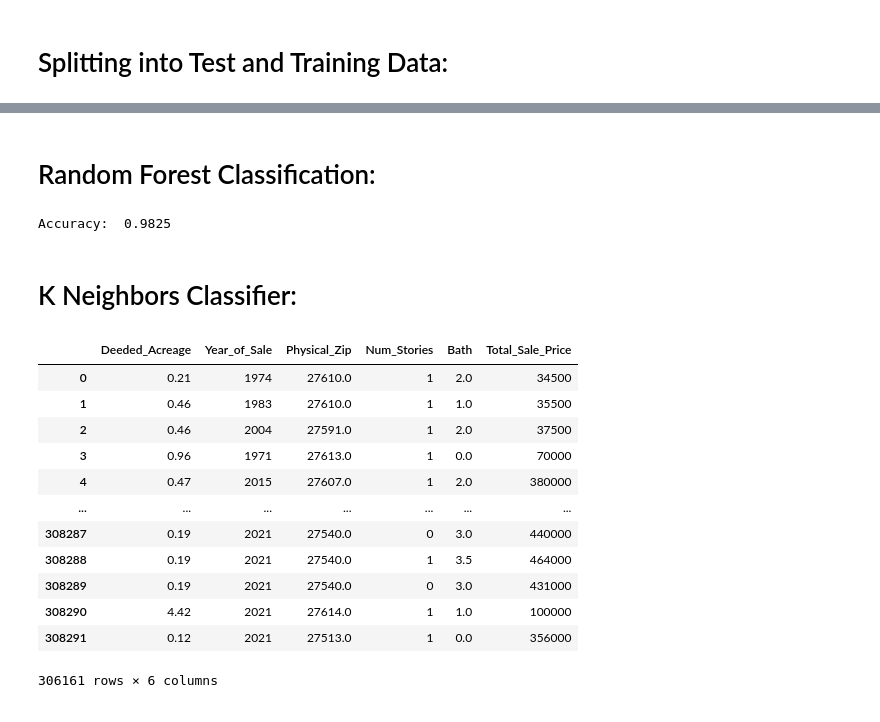
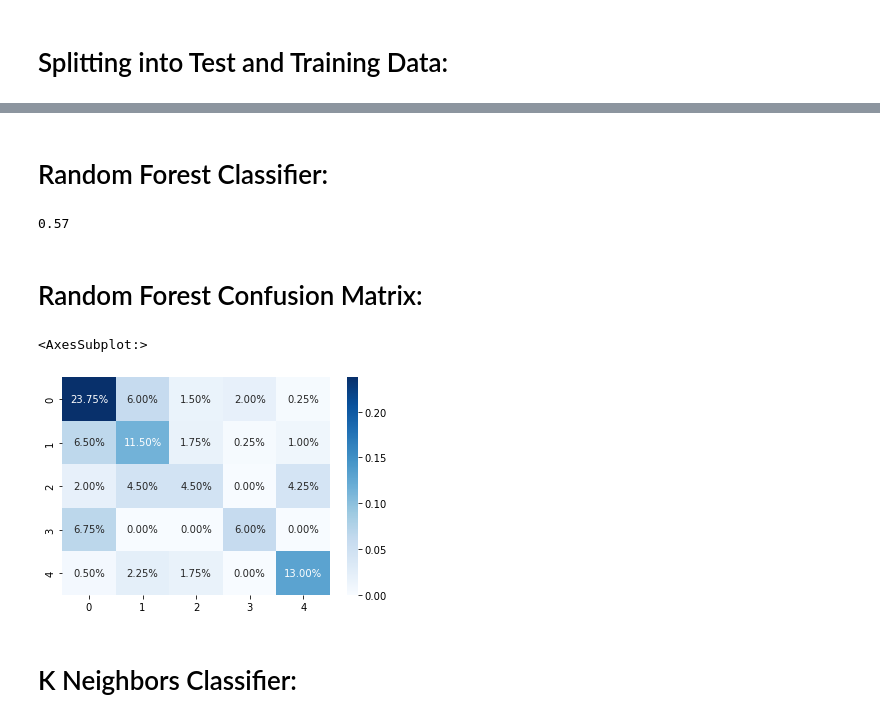
Before and after one commit to saakethkoka/AppliedMLProject3, a Jupyter notebook: wake county.ipynb, the cells around one changed output, grey strips where cells are left out. Saved outputs shown, nothing was run; the diff lists cells and outputs as text; code cells hidden in the pictures.

```diff
--- a/wake county.ipynb
+++ b/wake county.ipynb
@@ -101,14 +113,0 @@ wakeCounty['Bath'] = wakeCounty['Bath'].replace(['2½ Bath'],2.5)
-# %%
-def categorise(row):
-    if row['Year_Built'] == row['Year_Remodeled']:
-        return "NO"
-    else:
-        return "YES"
-
-wakeCounty['Is_Remodeled'] = wakeCounty.apply(lambda row: categorise(row), axis=1)
-
-remodeled_cat = wakeCounty["Is_Remodeled"]
-remodeled_cat = np.array(remodeled_cat).reshape(-1, 1)
-ordinal_encoder = OrdinalEncoder()
-remodeled_cat_encoded = ordinal_encoder.fit_transform(remodeled_cat)
-remodeled_cat_encoded[:10]
@@ -126,8 +114,8 @@ array([[0.],
 # %% [markdown]
 <h1>Splitting into Test and Training Data:
 # %%
-X_train, X_test, y_train, y_test = train_test_split(wakeCounty.drop(['Is_Remodeled'], axis=1),
-                                                    remodeled_cat_encoded, test_size=0.3, random_state=42)
+X_train, X_test, y_train, y_test = train_test_split(wakeCounty.drop(["Total_Sale_Price_Cat","Total_Sale_Price"], axis=1),
+                                                    wakeCounty["Total_Sale_Price_Cat"], test_size=0.3, random_state=42)
 X_train = X_train[:1000]
 y_train = y_train[:1000]
 X_test = X_test[:400]
@@ -137,6 +124,0 @@ y_test = y_test[:400]
-# %%
-clf = SGDClassifier(random_state=42, max_iter=100)
-clf.fit(X_train, y_train)
-
-y_pred = clf.predict(X_test)
-print("Accuracy: ",accuracy_score(y_test, y_pred))
@@ -145,10 +133,2 @@ Accuracy:  0.9825
 # %% [markdown]
-<h1>Random Forest Classification:
+<h1>Random Forest Classifier:
-# %%
-rnd_clf = RandomForestClassifier(n_estimators=500, max_leaf_nodes=16, n_jobs=-1)
-rnd_clf.fit(X_train, y_train)
-
-y_pred_rf = rnd_clf.predict(X_test)
-print("Accuracy: ",accuracy_score(y_test, y_pred))
-# %% [output]
-Accuracy:  0.9825
@@ -155,20 +139,21 @@ Accuracy:  0.9825
+# %%
+RFCmodel_results.mean()
+# %% [output]
+0.57
+# %% [markdown]
+<h1>Random Forest Confusion Matrix:
+# %%
+RFCmodel = RandomForestClassifier(n_estimators=20)
+
+RFCmodel.fit(X_train, y_train)
+
+y_pred = RFCmodel.predict(X_test)
+
+cf_matrix = confusion_matrix(y_test, y_pred)
+sns.heatmap(cf_matrix/np.sum(cf_matrix), annot=True,
+            fmt='.2%', cmap='Blues')
+# %% [output]
+<AxesSubplot:>
+[figure, added]
 # %% [markdown]
 <h1>K Neighbors Classifier:
-# %%
-features = wakeCounty.drop(['Is_Remodeled','Year_Built','Year_Remodeled'], axis=1)
-label = wakeCounty['Is_Remodeled']
-features
-# %% [output]
-|  | Deeded_Acreage | Year_of_Sale | Physical_Zip | Num_Stories | Bath | Total_Sale_Price |
-| 0 | 0.21 | 1974 | 27610.0 | 1 | 2.0 | 34500 |
-| 1 | 0.46 | 1983 | 27610.0 | 1 | 1.0 | 35500 |
-| 2 | 0.46 | 2004 | 27591.0 | 1 | 2.0 | 37500 |
-| 3 | 0.96 | 1971 | 27613.0 | 1 | 0.0 | 70000 |
-| 4 | 0.47 | 2015 | 27607.0 | 1 | 2.0 | 380000 |
-| ... | ... | ... | ... | ... | ... | ... |
-| 308287 | 0.19 | 2021 | 27540.0 | 0 | 3.0 | 440000 |
-| 308288 | 0.19 | 2021 | 27540.0 | 1 | 3.5 | 464000 |
-| 308289 | 0.19 | 2021 | 27540.0 | 0 | 3.0 | 431000 |
-| 308290 | 4.42 | 2021 | 27614.0 | 1 | 1.0 | 100000 |
-| 308291 | 0.12 | 2021 | 27513.0 | 1 | 0.0 | 356000 |
-306161 rows × 6 columns
```
Also changed, not shown: parts of 26 cells of this notebook.
